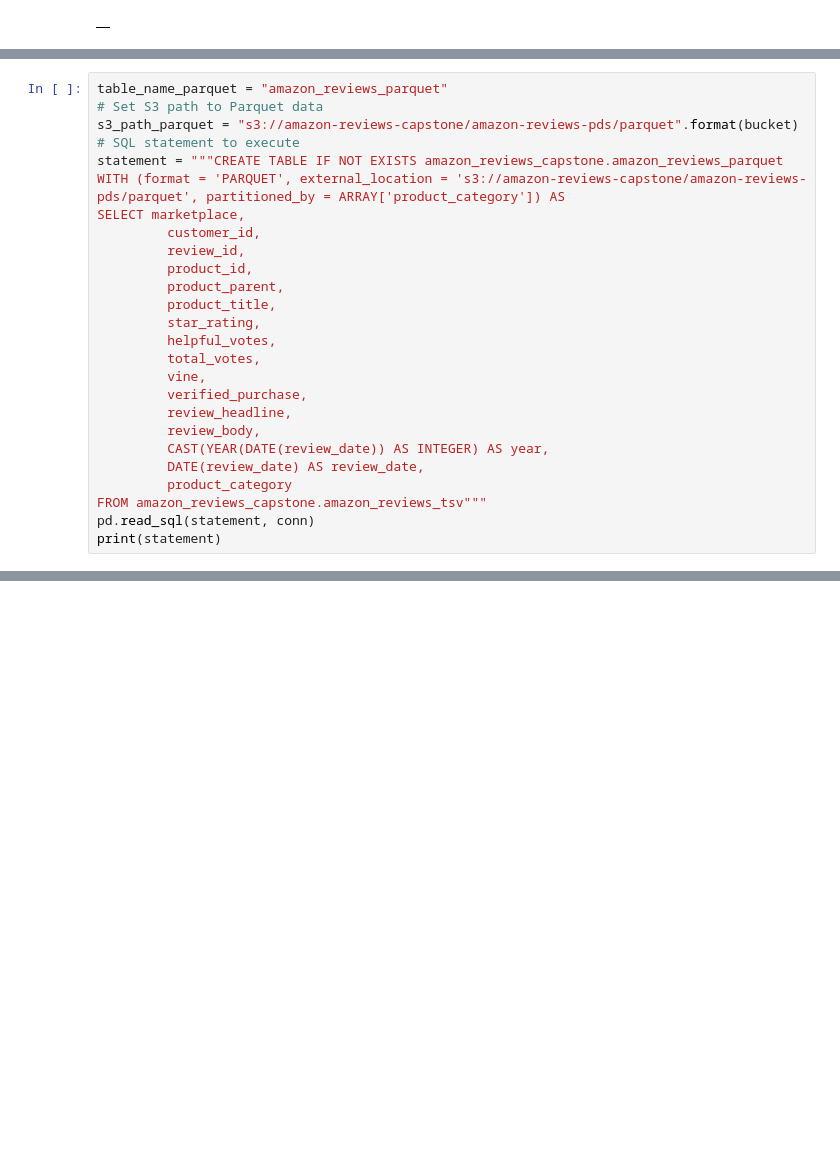
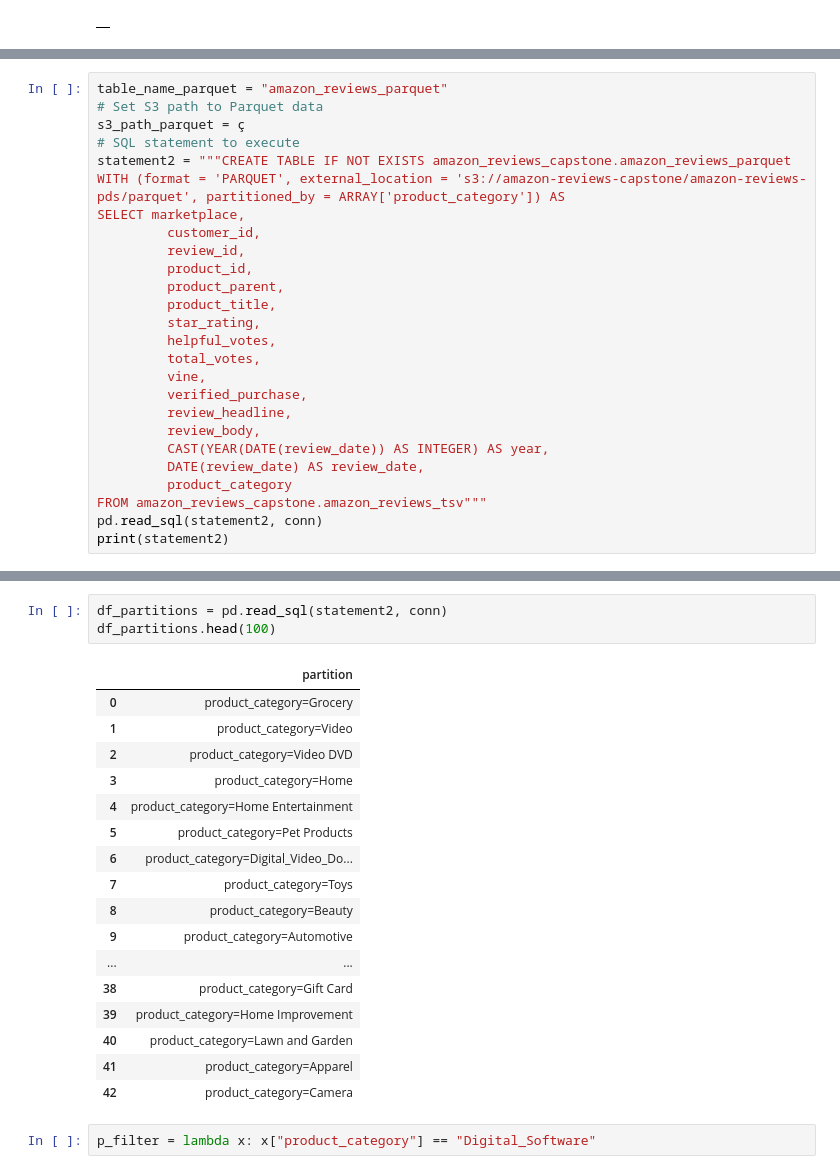
Before and after one commit to IfElseRun/Capstone-Project, a Jupyter notebook: data_insertion.ipynb, the cells around one changed output, grey strips where cells are left out. Cells and saved outputs as stored; diff of their text form; blank space fills up the shorter version.

```diff
--- a/data_insertion.ipynb
+++ b/data_insertion.ipynb
@@ -186,9 +187,9 @@ df
 # %%
 table_name_parquet = "amazon_reviews_parquet"
 # Set S3 path to Parquet data
-s3_path_parquet = "s3://amazon-reviews-capstone/amazon-reviews-pds/parquet".format(bucket)
+s3_path_parquet = ç
 # SQL statement to execute
-statement = """CREATE TABLE IF NOT EXISTS amazon_reviews_capstone.amazon_reviews_parquet
+statement2 = """CREATE TABLE IF NOT EXISTS amazon_reviews_capstone.amazon_reviews_parquet
 WITH (format = 'PARQUET', external_location = 's3://amazon-reviews-capstone/amazon-reviews-pds/parquet', partitioned_by = ARRAY['product_category']) AS
 SELECT marketplace,
          customer_id,
@@ -207,5 +208,5 @@ SELECT marketplace,
          DATE(review_date) AS review_date,
          product_category
 FROM amazon_reviews_capstone.amazon_reviews_tsv"""
-pd.read_sql(statement, conn)
-print(statement)
+pd.read_sql(statement2, conn)
+print(statement2)
@@ -211,0 +250,23 @@ print(statement)
+# %%
+df_partitions = pd.read_sql(statement2, conn)
+df_partitions.head(100)
+# %% [output]
+|  | partition |
+| 0 | product_category=Grocery |
+| 1 | product_category=Video |
+| 2 | product_category=Video DVD |
+| 3 | product_category=Home |
+| 4 | product_category=Home Entertainment |
+| 5 | product_category=Pet Products |
+| 6 | product_category=Digital_Video_Do... |
+| 7 | product_category=Toys |
+| 8 | product_category=Beauty |
+| 9 | product_category=Automotive |
+| ... | ... |
+| 38 | product_category=Gift Card |
+| 39 | product_category=Home Improvement |
+| 40 | product_category=Lawn and Garden |
+| 41 | product_category=Apparel |
+| 42 | product_category=Camera |
+# %%
+p_filter = lambda x: x["product_category"] == "Digital_Software"
```
Also changed, not shown: parts of 70 cells of this notebook.
